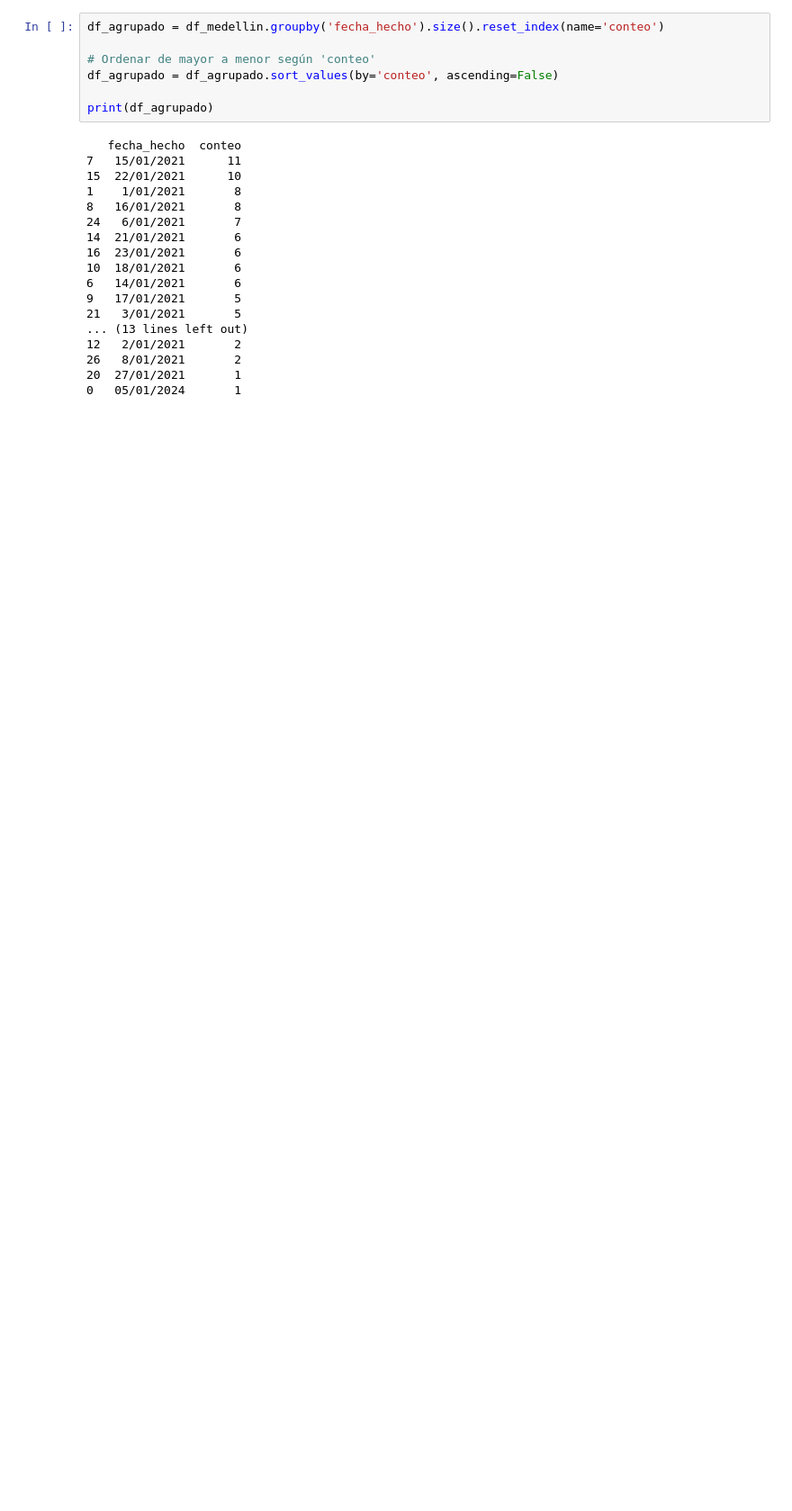
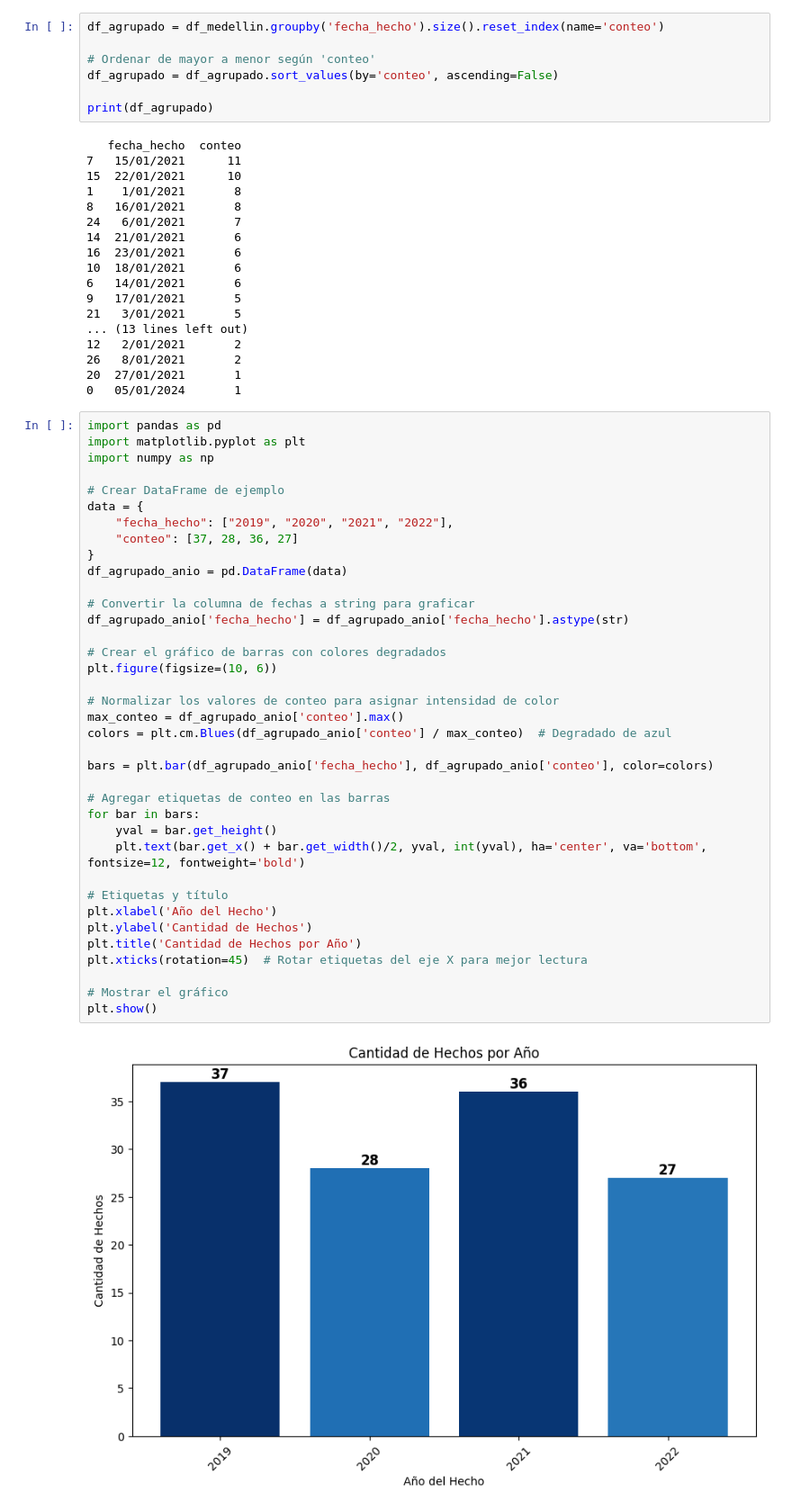
Before and after one commit to SPMINE-2425/Proyecto-No-1.-Pablo-Rubiano-Oscar-Leon, a Jupyter notebook: Cuadernos/cuaderno1.ipynb, the cells around one changed output. Shown at 90% size. Drawn from its saved outputs; the diff is of its cells as text; blank space fills up the shorter version.

Commit message:
Adicion de graficas

```diff
--- a/Cuadernos/cuaderno1.ipynb
+++ b/Cuadernos/cuaderno1.ipynb
@@ -138,3 +184,42 @@ print(df_agrupado)
 26   8/01/2021       2
 20  27/01/2021       1
 0   05/01/2024       1
+# %%
+import pandas as pd
+import matplotlib.pyplot as plt
+import numpy as np
+
+# Crear DataFrame de ejemplo
+data = {
+    "fecha_hecho": ["2019", "2020", "2021", "2022"],
+    "conteo": [37, 28, 36, 27]
+}
+df_agrupado_anio = pd.DataFrame(data)
+
+# Convertir la columna de fechas a string para graficar
+df_agrupado_anio['fecha_hecho'] = df_agrupado_anio['fecha_hecho'].astype(str)
+
+# Crear el gráfico de barras con colores degradados
+plt.figure(figsize=(10, 6))
+
+# Normalizar los valores de conteo para asignar intensidad de color
+max_conteo = df_agrupado_anio['conteo'].max()
+colors = plt.cm.Blues(df_agrupado_anio['conteo'] / max_conteo)  # Degradado de azul
+
+bars = plt.bar(df_agrupado_anio['fecha_hecho'], df_agrupado_anio['conteo'], color=colors)
+
+# Agregar etiquetas de conteo en las barras
+for bar in bars:
+    yval = bar.get_height()
+    plt.text(bar.get_x() + bar.get_width()/2, yval, int(yval), ha='center', va='bottom', fontsize=12, fontweight='bold')
+
+# Etiquetas y título
+plt.xlabel('Año del Hecho')
+plt.ylabel('Cantidad de Hechos')
+plt.title('Cantidad de Hechos por Año')
+plt.xticks(rotation=45)  # Rotar etiquetas del eje X para mejor lectura
+
+# Mostrar el gráfico
+plt.show()
+# %% [output]
+[figure, added]
```
Also changed, not shown: parts of 2 cells of this notebook, 3 other files.
